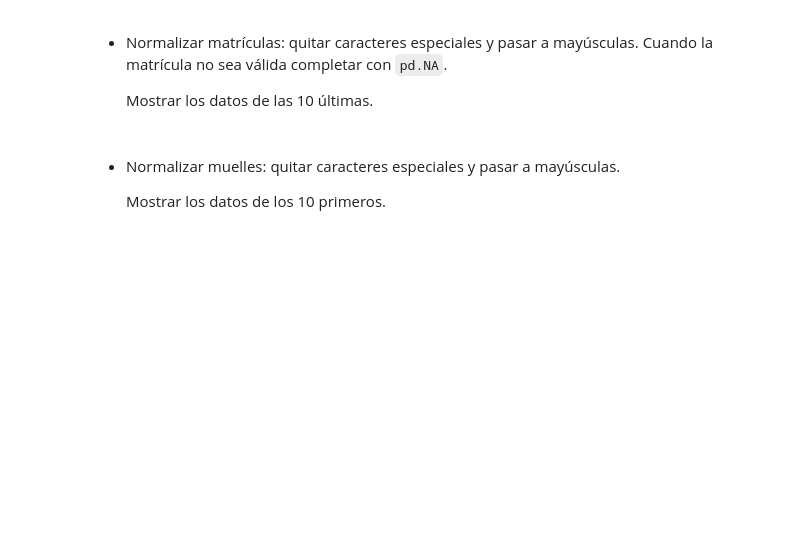
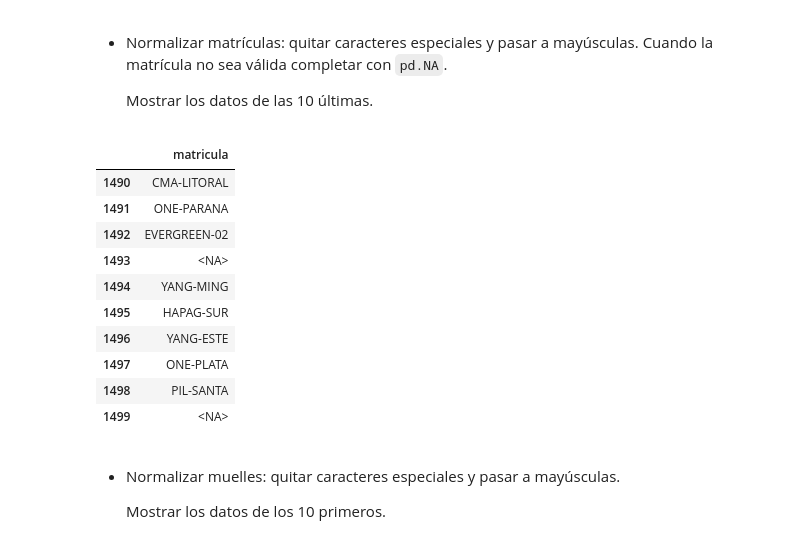
Before and after one commit to HectorOviedoM/Port_Log-Grupo_16, a Jupyter notebook: 01_Port_Log_Grupo_16.ipynb, the cells around one changed output. Saved outputs shown, nothing was run; the diff lists cells and outputs as text; code cells hidden in the pictures; blank space fills up the shorter version.

```diff
--- a/01_Port_Log_Grupo_16.ipynb
+++ b/01_Port_Log_Grupo_16.ipynb
@@ -362,6 +478,35 @@ Utilizando Pandas, realizar la limpieza y normalización de datos:
 - Normalizar matrículas: quitar caracteres especiales y pasar a mayúsculas. Cuando la matrícula no sea válida completar con `pd.NA`.
 
   Mostrar los datos de las 10 últimas.
+# %%
+def normalizar_matricula(val):
+    if pd.isna(val):
+        return pd.NA
+    val_str = str(val).upper().strip()
+    # Si contiene únicamente caracteres especiales (como @#$%), invalida
+    if not any(c.isalnum() for c in val_str):
+        return pd.NA
+    # Elimina caracteres especiales manteniendo letras, números y espacios
+    limpio = re.sub(r"[^A-Z0-9\-\s]", "", val_str).strip()
+    return limpio if limpio else pd.NA
+
+# Aplicar normalización a la columna matricula
+df_raw["matricula"] = df_raw["matricula"].apply(normalizar_matricula)
+
+# Mostrar los datos de las 10 últimas filas
+df_raw[["matricula"]].tail(10)
+# %% [output]
+|  | matricula |
+| 1490 | CMA-LITORAL |
+| 1491 | ONE-PARANA |
+| 1492 | EVERGREEN-02 |
+| 1493 | <NA> |
+| 1494 | YANG-MING |
+| 1495 | HAPAG-SUR |
+| 1496 | YANG-ESTE |
+| 1497 | ONE-PLATA |
+| 1498 | PIL-SANTA |
+| 1499 | <NA> |
 # %% [markdown]
 
 - Normalizar muelles: quitar caracteres especiales y pasar a mayúsculas.
```
Also changed, not shown: parts of 4 cells of this notebook.
